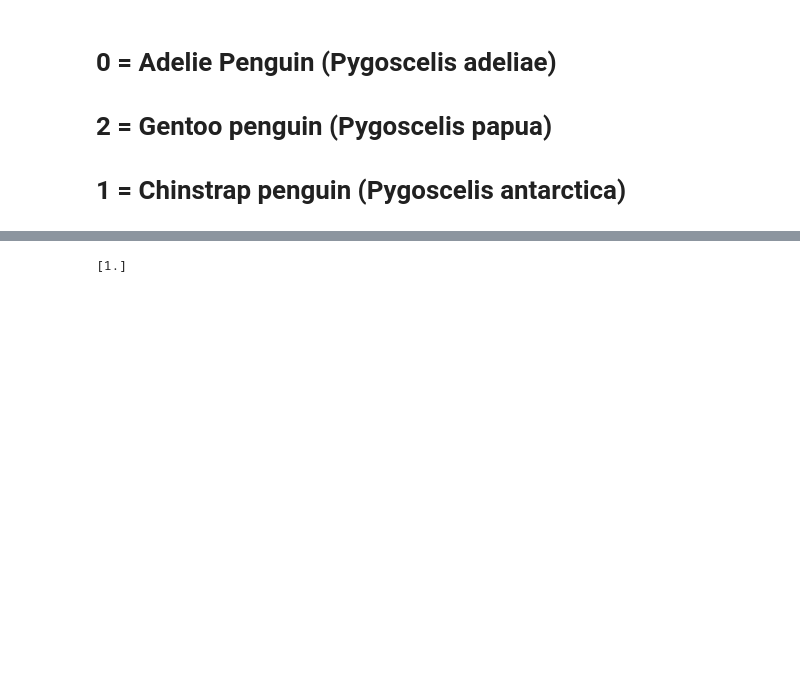
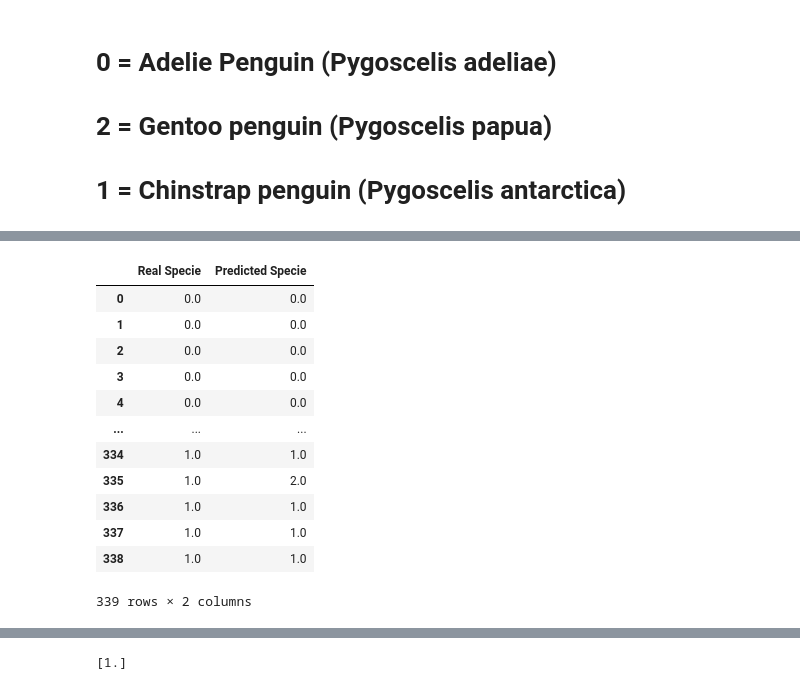
Before and after one commit to PedroHS137/penguinClassificationWithSklearn, a Jupyter notebook: PenguinClassification.ipynb, the cells around one changed output, grey strips where cells are left out. Cells and saved outputs as stored; diff of their text form; code cells hidden in the pictures; blank space fills up the shorter version.

```diff
--- a/PenguinClassification.ipynb
+++ b/PenguinClassification.ipynb
@@ -144,3 +144,23 @@ print(confusion_matrix(yTest,predict))
+# %%
+#Predict 100% of data and comparing with the original dataset
+predictSp = MLP.predict(x)
+predictY = {'Real Specie': y, 'Predicted Specie': predictSp}
+dfpredictY = pd.DataFrame(data=predictY)
+dfpredictY
+# %% [output]
+|  | Real Specie | Predicted Specie |
+| 0 | 0.0 | 0.0 |
+| 1 | 0.0 | 0.0 |
+| 2 | 0.0 | 0.0 |
+| 3 | 0.0 | 0.0 |
+| 4 | 0.0 | 0.0 |
+| ... | ... | ... |
+| 334 | 1.0 | 1.0 |
+| 335 | 1.0 | 2.0 |
+| 336 | 1.0 | 1.0 |
+| 337 | 1.0 | 1.0 |
+| 338 | 1.0 | 1.0 |
+339 rows × 2 columns
 # %%
 def plot_confusion_matrix(values, classes):
     import itertools
```
Also changed, not shown: parts of 13 cells of this notebook, 2 other files.
